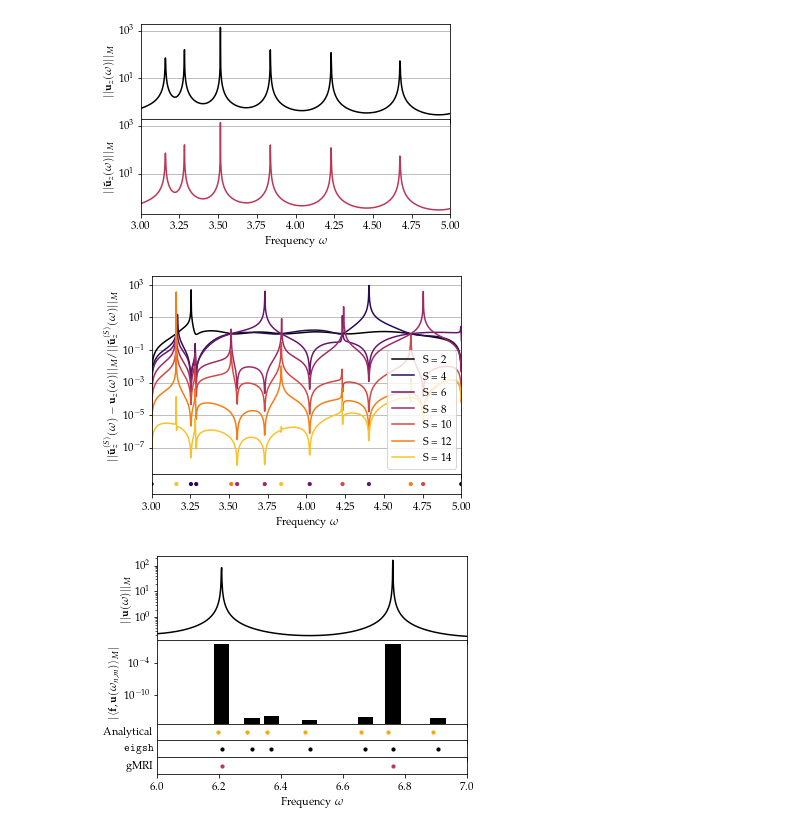
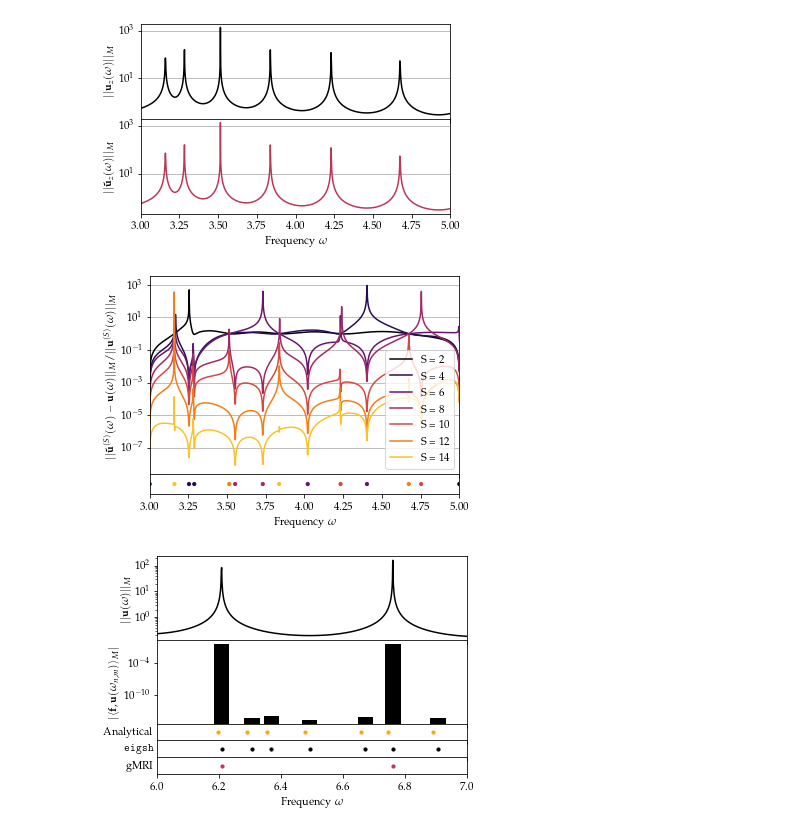
Before and after one commit to FMatti/Maxwell-MRI, a Jupyter notebook: report/plots/plots.ipynb, the cells around one changed output. Drawn from its saved outputs; the diff is of its cells as text; code cells hidden in the pictures.

Commit message:
rework presentation

```diff
--- a/report/plots/plots.ipynb
+++ b/report/plots/plots.ipynb
@@ -89,23 +89,23 @@ plt.savefig('rectangular_cavity_norms.pgf', bbox_inches='tight')
 # %%
 with open('rectangular_cavity_errorprogression.pkl', 'rb') as f:
     norms, linspace, n_supp, n_iter, nodes, a, b = pickle.load(f)
 
 fig, ax = plt.subplots(2, 1, figsize=(5.55, 4), sharex=True, gridspec_kw={'height_ratios': [10, 1]})
 
 for i, S in enumerate(n_supp):
     ax[0].plot(linspace, np.real(norms[i]), label='S = {}'.format(S), color=cm(i/(len(n_supp))))
 ax[1].scatter(nodes[:-2], np.zeros_like(nodes)[:-2], s=10, c=cm(np.repeat(np.arange(len(n_supp)+1)/(len(n_supp)), 2))[:-2], zorder=-n_iter)
-ax[0].set_ylabel(r'$||\mathbf{\tilde{u}}_z^{(S)}(\omega) - \mathbf{u}_z(\omega)||_M / ||\mathbf{\tilde{u}}_z^{(S)}(\omega)||_M$')
+ax[0].set_ylabel(r'$||\mathbf{\tilde{u}}^{(S)}(\omega) - \mathbf{u}(\omega)||_M / ||\mathbf{u}^{(S)}(\omega)||_M$')
 ax[1].set_xlabel(r'Frequency $\omega$')
 ax[1].set_xlim(a, b)
 ax[1].set_yticks([])
 ax[0].set_yscale('log')
 ax[0].grid(axis='y')
 ax[0].legend(loc='lower right')
 plt.subplots_adjust(wspace=0, hspace=0)
-plt.savefig('rectangular_cavity_errorprogression.pgf', bbox_inches='tight')
+plt.savefig('rectangular_cavity_errorprogression_presentation.pgf', bbox_inches='tight')
 # %% [output]
-[figure, old version]
+[figure, new version]
 # %%
 with open('rectangular_cavity_suppressed.pkl', 'rb') as f:
     omegas, norms, dotproducts, eigfreqs_analytical, eigfreqs_numerical, eigfreqs_rational = pickle.load(f)
```
Also changed, not shown: parts of 1 cell of this notebook, 5 other files.
